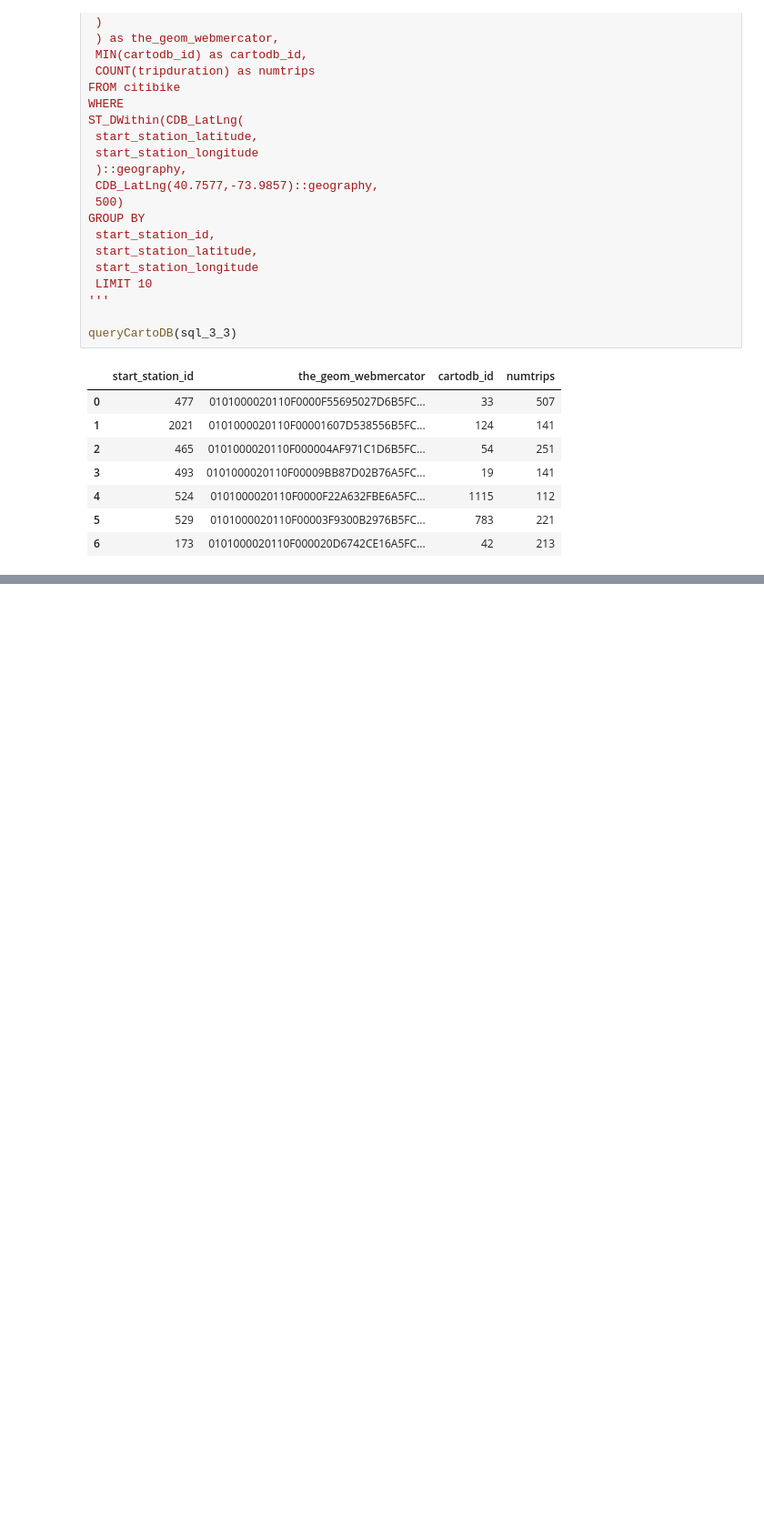
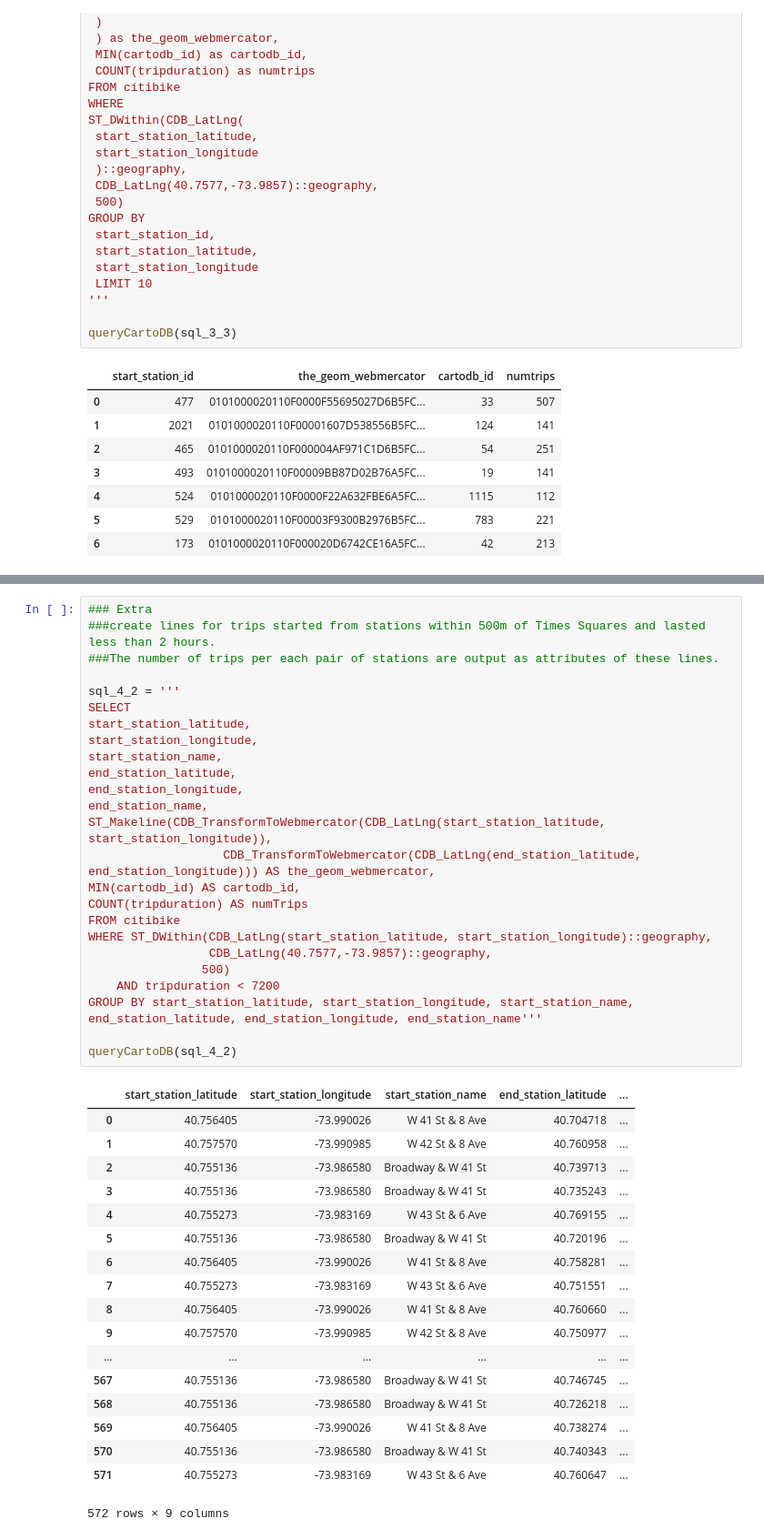
Before and after one commit to gauravcusp/Urban_Informatics_Coding_Assignments, a Jupyter notebook: HW7_gb1877/HW7_2_gb1877.ipynb, the cells around one changed output, grey strips where cells are left out. Shown at 91% size. Saved outputs shown, nothing was run; the diff lists cells and outputs as text; blank space fills up the shorter version.

```diff
--- a/HW7_gb1877/HW7_2_gb1877.ipynb
+++ b/HW7_gb1877/HW7_2_gb1877.ipynb
@@ -421,0 +453,44 @@ queryCartoDB(sql_3_3)
+# %%
+### Extra
+###create lines for trips started from stations within 500m of Times Squares and lasted less than 2 hours.
+###The number of trips per each pair of stations are output as attributes of these lines.
+
+sql_4_2 = '''
+SELECT
+start_station_latitude,
+start_station_longitude,
+start_station_name,
+end_station_latitude,
+end_station_longitude,
+end_station_name,
+ST_Makeline(CDB_TransformToWebmercator(CDB_LatLng(start_station_latitude, start_station_longitude)),
+                   CDB_TransformToWebmercator(CDB_LatLng(end_station_latitude, end_station_longitude))) AS the_geom_webmercator,
+MIN(cartodb_id) AS cartodb_id,
+COUNT(tripduration) AS numTrips
+FROM citibike
+WHERE ST_DWithin(CDB_LatLng(start_station_latitude, start_station_longitude)::geography,
+                 CDB_LatLng(40.7577,-73.9857)::geography,
+                500)
+    AND tripduration < 7200
+GROUP BY start_station_latitude, start_station_longitude, start_station_name, end_station_latitude, end_station_longitude, end_station_name'''
+
+queryCartoDB(sql_4_2)
+# %% [output]
+|  | start_station_latitude | start_station_longitude | start_station_name | end_station_latitude | ... |
+| 0 | 40.756405 | -73.990026 | W 41 St & 8 Ave | 40.704718 | ... |
+| 1 | 40.757570 | -73.990985 | W 42 St & 8 Ave | 40.760958 | ... |
+| 2 | 40.755136 | -73.986580 | Broadway & W 41 St | 40.739713 | ... |
+| 3 | 40.755136 | -73.986580 | Broadway & W 41 St | 40.735243 | ... |
+| 4 | 40.755273 | -73.983169 | W 43 St & 6 Ave | 40.769155 | ... |
+| 5 | 40.755136 | -73.986580 | Broadway & W 41 St | 40.720196 | ... |
+| 6 | 40.756405 | -73.990026 | W 41 St & 8 Ave | 40.758281 | ... |
+| 7 | 40.755273 | -73.983169 | W 43 St & 6 Ave | 40.751551 | ... |
+| 8 | 40.756405 | -73.990026 | W 41 St & 8 Ave | 40.760660 | ... |
+| 9 | 40.757570 | -73.990985 | W 42 St & 8 Ave | 40.750977 | ... |
+| ... | ... | ... | ... | ... | ... |
+| 567 | 40.755136 | -73.986580 | Broadway & W 41 St | 40.746745 | ... |
+| 568 | 40.755136 | -73.986580 | Broadway & W 41 St | 40.726218 | ... |
+| 569 | 40.756405 | -73.990026 | W 41 St & 8 Ave | 40.738274 | ... |
+| 570 | 40.755136 | -73.986580 | Broadway & W 41 St | 40.740343 | ... |
+| 571 | 40.755273 | -73.983169 | W 43 St & 6 Ave | 40.760647 | ... |
+572 rows × 9 columns
```
Also changed, not shown: parts of 1 cell of this notebook.
